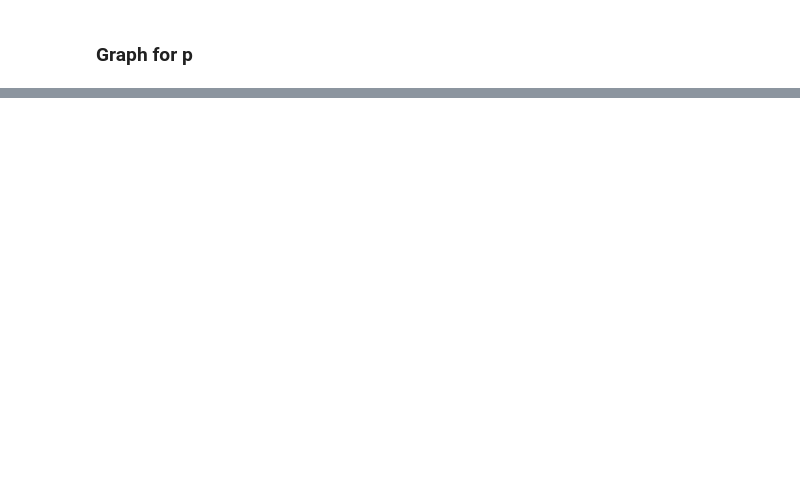
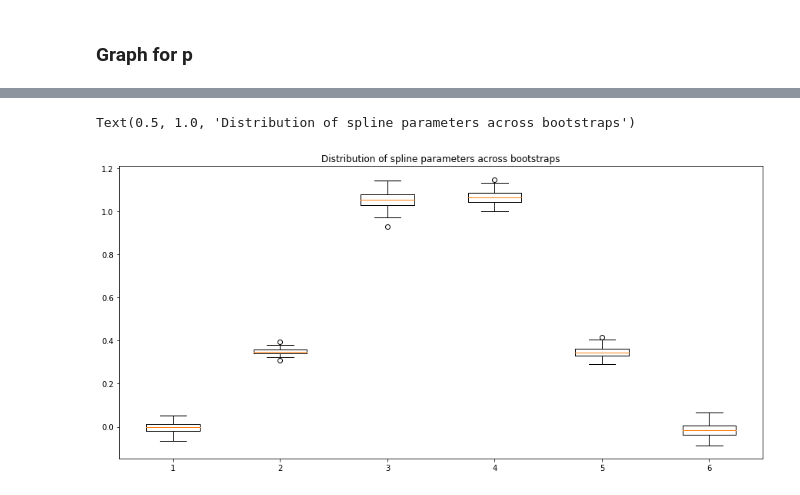
Before and after one commit to ihmeuw-msca/binney, a Jupyter notebook: notebooks/Splines.ipynb, the cells around one changed output, grey strips where cells are left out. Saved outputs shown, nothing was run; the diff lists cells and outputs as text; code cells hidden in the pictures; blank space fills up the shorter version.

```diff
--- a/notebooks/Splines.ipynb
+++ b/notebooks/Splines.ipynb
@@ -58,0 +76,7 @@ plt.scatter(df.x1, logit(predictions))
+# %%
+fig, ax = plt.subplots(1, 1, figsize=(15, 7))
+box = ax.boxplot(b_run.bootstrap.parameters)
+ax.set_title("Distribution of spline parameters across bootstraps")
+# %% [output]
+Text(0.5, 1.0, 'Distribution of spline parameters across bootstraps')
+[figure, added]
```
Also changed, not shown: parts of 14 cells of this notebook, 1 other file.
